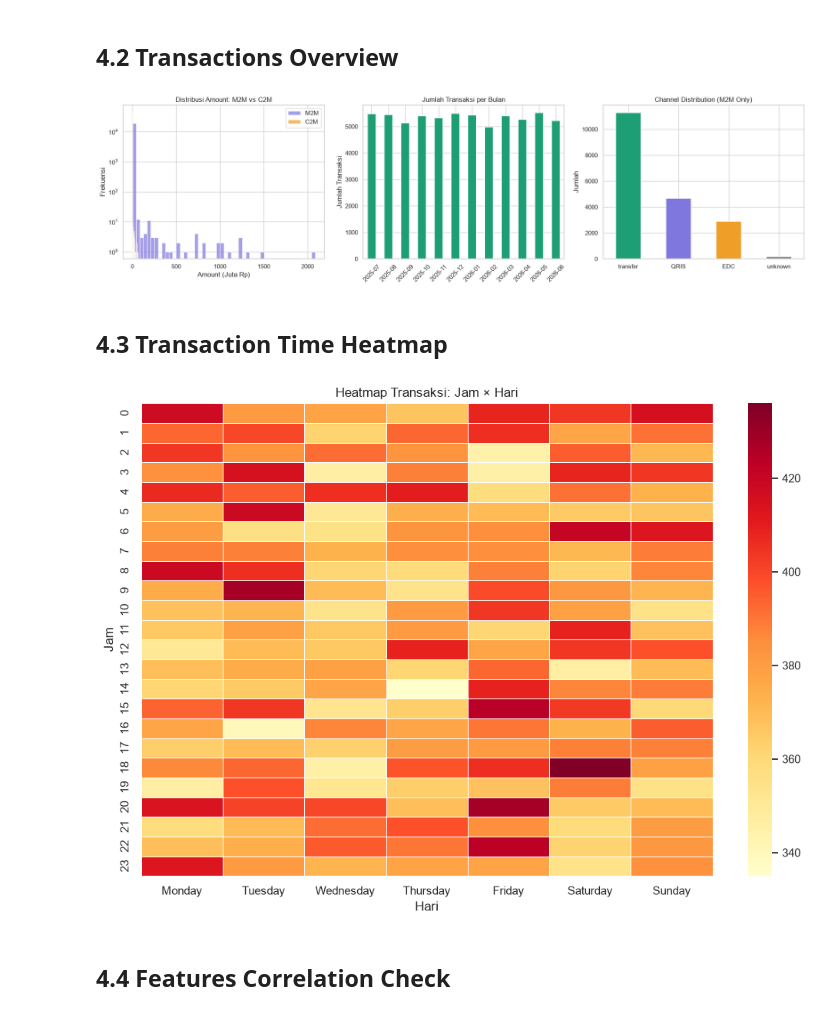
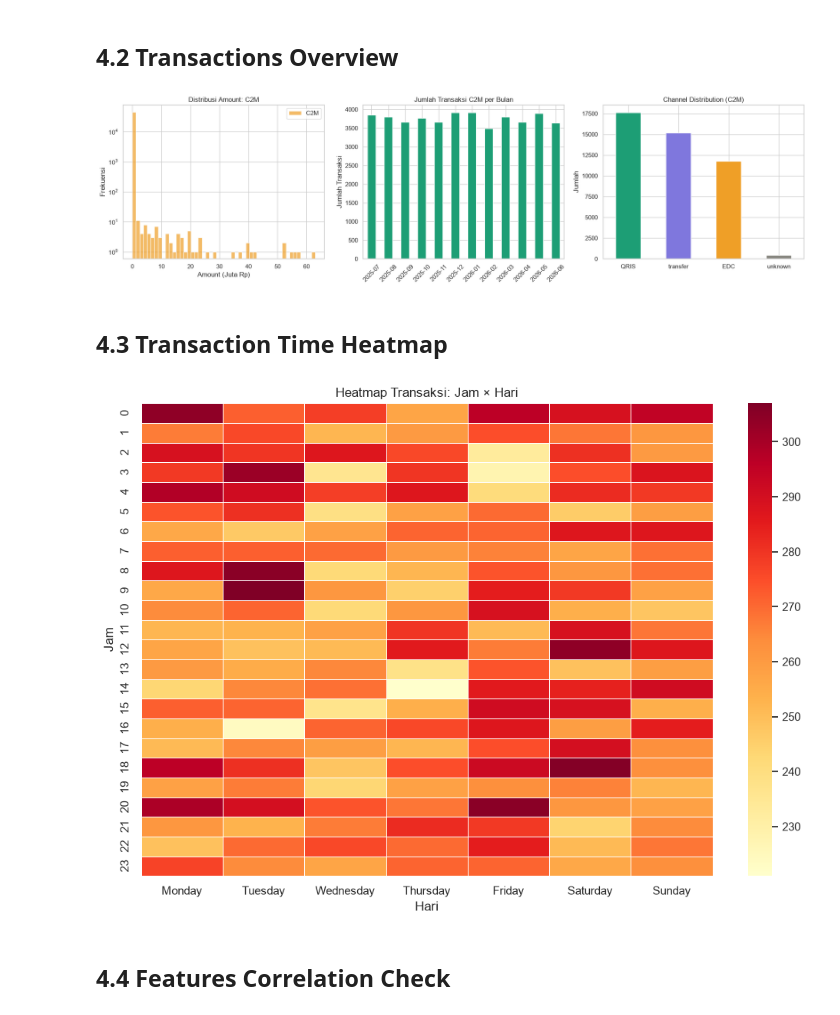
Before and after one commit to bagaskoroah/merchant-analytics-trial, a Jupyter notebook: notebooks/01_eda_cleaning_v2.ipynb, the cells around one changed output. Drawn from its saved outputs; the diff is of its cells as text; code cells hidden in the pictures.

```diff
--- a/notebooks/01_eda_cleaning_v2.ipynb
+++ b/notebooks/01_eda_cleaning_v2.ipynb
@@ -671,30 +671,29 @@ plt.show()
 # %%
 fig, axes = plt.subplots(1, 3, figsize=(18, 5))
 
-# Plot 1: Distribution amount M2M vs C2M
-m2m_amounts = trx_clean[trx_clean['trx_type'] == 'M2M']['amount'] / 1e6
-c2m_amounts = trx_clean[trx_clean['trx_type'] == 'C2M']['amount'] / 1e6
+trx_c2m_eda = trx_clean[trx_clean['trx_type'] == 'C2M']
 
-axes[0].hist(m2m_amounts, bins=50, alpha=0.7, label='M2M', color='#7F77DD')
+# Plot 1: Distribution amount C2M
+c2m_amounts = trx_c2m_eda['amount'] / 1e6
 axes[0].hist(c2m_amounts, bins=50, alpha=0.7, label='C2M', color='#EF9F27')
-axes[0].set_title('Distribusi Amount: M2M vs C2M')
+axes[0].set_title('Distribusi Amount: C2M')
 axes[0].set_xlabel('Amount (Juta Rp)')
 axes[0].set_ylabel('Frekuensi')
 axes[0].legend()
 axes[0].set_yscale('log')
 
 # Plot 2: Transaction count per month
-monthly = trx_clean.groupby('month').size()
+monthly = trx_c2m_eda.groupby('month').size()
 monthly.plot(kind='bar', ax=axes[1], color='#1D9E75', edgecolor='white')
-axes[1].set_title('Jumlah Transaksi per Bulan')
+axes[1].set_title('Jumlah Transaksi C2M per Bulan')
 axes[1].set_xlabel('')
 axes[1].set_ylabel('Jumlah Transaksi')
 axes[1].tick_params(axis='x', rotation=45)
 
-# Plot 3: Channel distribution for M2M
-m2m_channels = trx_clean[trx_clean['trx_type'] == 'M2M']['channel'].value_counts()
-m2m_channels.plot(kind='bar', ax=axes[2], color=['#1D9E75', '#7F77DD', '#EF9F27', '#888780'])
-axes[2].set_title('Channel Distribution (M2M Only)')
+# Plot 3: Channel distribution
+c2m_channels = trx_c2m_eda['channel'].value_counts()
+c2m_channels.plot(kind='bar', ax=axes[2], color=['#1D9E75', '#7F77DD', '#EF9F27', '#888780'])
+axes[2].set_title('Channel Distribution (C2M)')
 axes[2].set_xlabel('')
 axes[2].set_ylabel('Jumlah')
 axes[2].tick_params(axis='x', rotation=0)
@@ -703,25 +702,25 @@ plt.tight_layout()
 plt.savefig(f'{PROJECT_ROOT}/plots/02_transactions_overview.png', dpi=150, bbox_inches='tight')
 plt.show()
 # %% [output]
-[figure, old version]
+[figure, new version]
 # %% [markdown]
 ## **4.3 Transaction Time Heatmap**
 # %%
-hour_day = trx_clean.pivot_table(index='hour', columns='day_of_week', values='trx_id', aggfunc='count',
-                                  fill_value=0)
+hour_day = trx_clean[trx_clean['trx_type'] == 'C2M'].pivot_table(index='hour', columns='day_of_week', values='trx_id', aggfunc='count', fill_value=0)
+
 # Reorder days
 day_order = ['Monday', 'Tuesday', 'Wednesday', 'Thursday', 'Friday', 'Saturday', 'Sunday']
 hour_day = hour_day.reindex(columns=[d for d in day_order if d in hour_day.columns])
 
 fig, ax = plt.subplots(figsize=(12, 8))
 sns.heatmap(hour_day, cmap='YlOrRd', linewidths=0.5, ax=ax, fmt='d', annot=False)
 ax.set_title('Heatmap Transaksi: Jam × Hari')
 ax.set_xlabel('Hari')
 ax.set_ylabel('Jam')
 plt.savefig(f'{PROJECT_ROOT}/plots/03_heatmap_hour_day.png', dpi=150, bbox_inches='tight')
 plt.show()
 # %% [output]
-[figure, old version]
+[figure, new version]
 # %% [markdown]
 ## **4.4 Features Correlation Check**
 # %%
```
Also changed, not shown: parts of 1 cell of this notebook.
